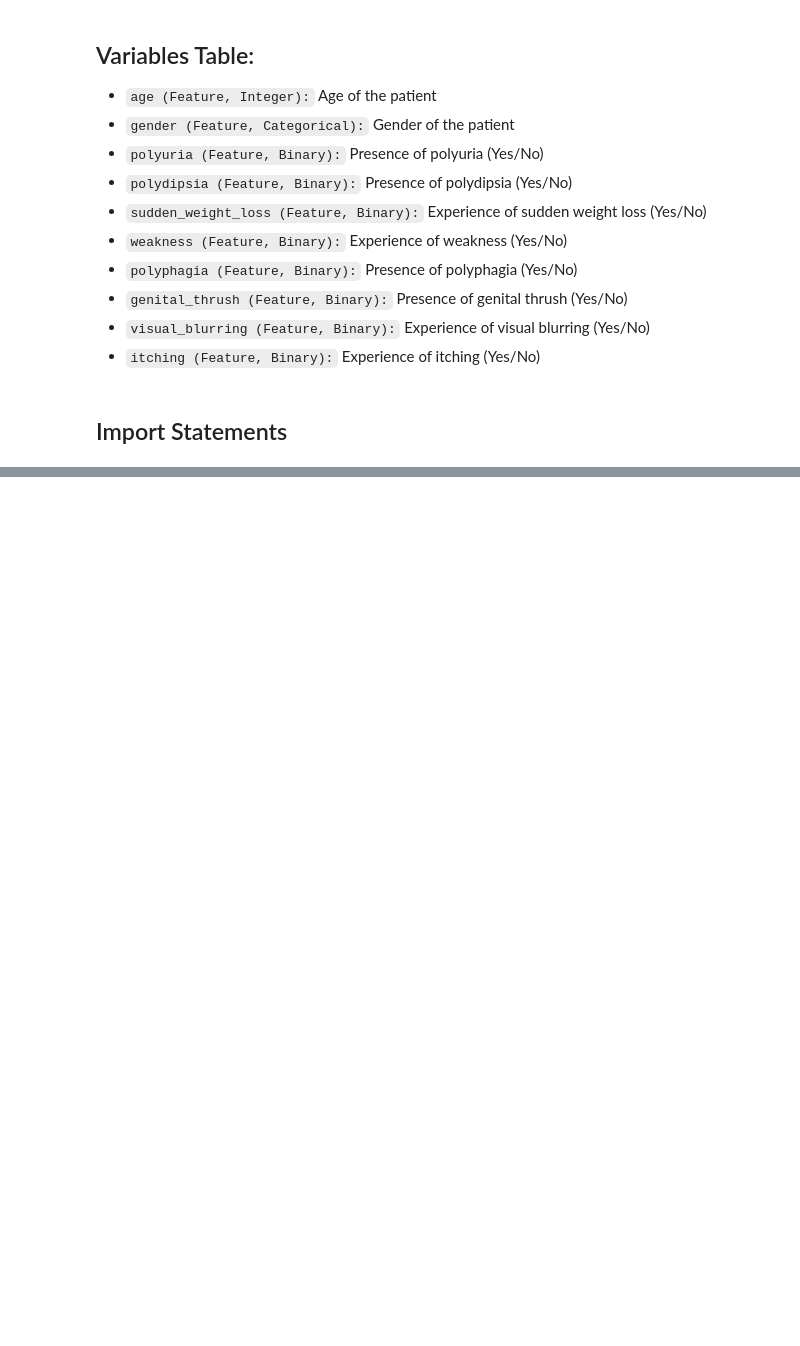
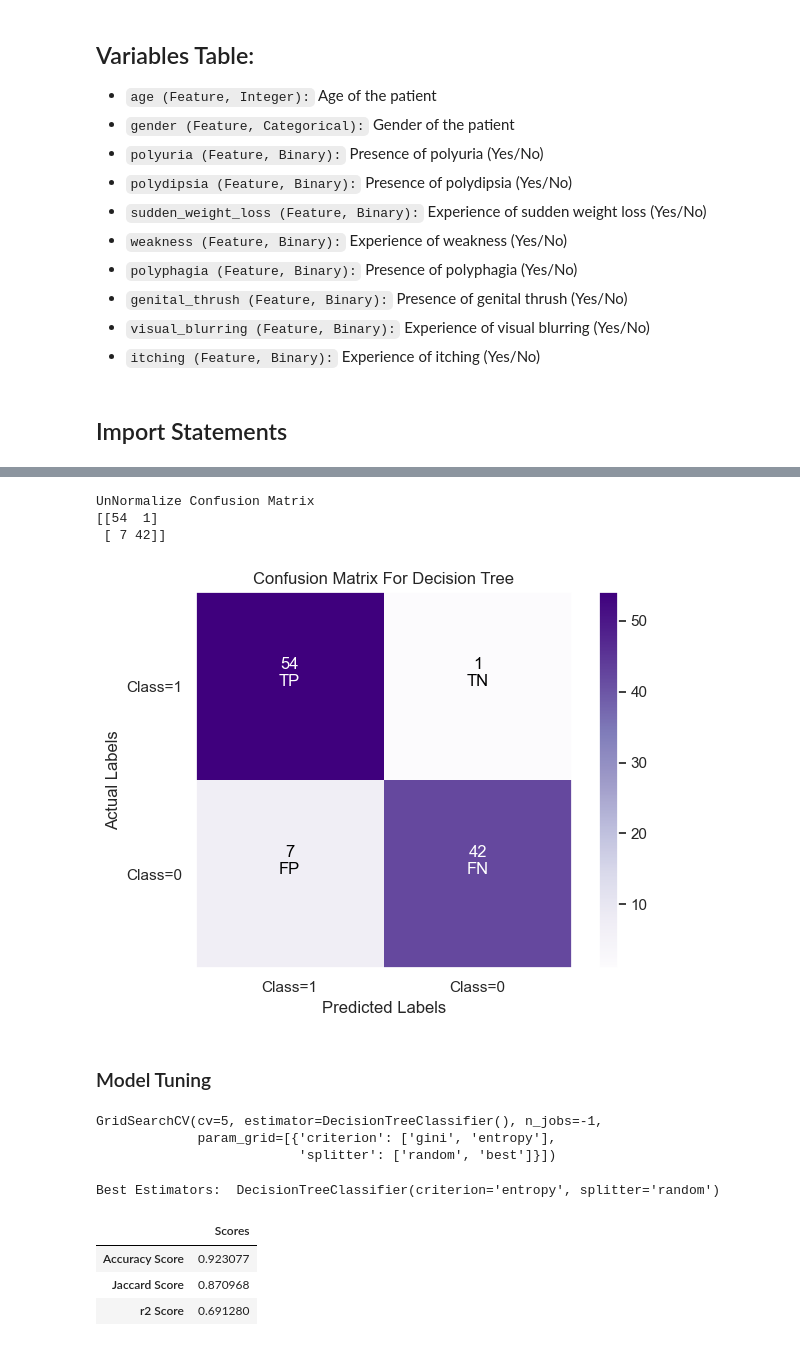
Before and after one commit to ahmedyar7/Machine-Learning-Projects, a Jupyter notebook: Early Stage Diabetes Risk Prediction/main.ipynb, the cells around one changed output, grey strips where cells are left out. Cells and saved outputs as stored; diff of their text form; code cells hidden in the pictures; blank space fills up the shorter version.

Commit message:
Adding the machine learning models using the gridsearch tuning

```diff
--- a/Early Stage Diabetes Risk Prediction/main.ipynb
+++ b/Early Stage Diabetes Risk Prediction/main.ipynb
@@ -92,0 +315,52 @@ SyntaxError: incomplete input (313360176.py, line 2)
+# %%
+plot_confusion_matrix(
+    cm=confusion_matrix(tree_predict, y_test, labels=[1, 0]),
+    classes=["Class=1", "Class=0"],
+    title="Confusion Matrix For Decision Tree",
+    cmap=plt.cm.Purples,
+)
+# %% [output]
+UnNormalize Confusion Matrix
+[[54  1]
+ [ 7 42]]
+[figure, added]
+# %% [markdown]
+### Model Tuning
+# %%
+param_grid = [
+    {
+        "criterion": ["gini", "entropy"],
+        "splitter": ["random", "best"],
+    }
+]
+
+grid_search = GridSearchCV(
+    estimator=DecisionTreeClassifier(), param_grid=param_grid, n_jobs=-1, cv=5
+)
+
+grid_search.fit(X_train, y_train)
+# %% [output]
+GridSearchCV(cv=5, estimator=DecisionTreeClassifier(), n_jobs=-1,
+             param_grid=[{'criterion': ['gini', 'entropy'],
+                          'splitter': ['random', 'best']}])
+# %%
+print("Best Estimators: ", grid_search.best_estimator_)
+# %% [output]
+Best Estimators:  DecisionTreeClassifier(criterion='entropy', splitter='random')
+# %%
+grid_predict = grid_search.predict(X_test)
+
+tree_accuracy_score = accuracy_score(grid_predict, y_test)
+tree_jaccard_score = jaccard_score(grid_predict, y_test)
+tree_r2_score = r2_score(grid_predict, y_test)
+
+index = ["Accuracy Score", "Jaccard Score", "r2 Score"]
+report = {"Scores": [tree_accuracy_score, tree_jaccard_score, tree_r2_score]}
+Report = pd.DataFrame(report, index=index)
+
+Report
+# %% [output]
+|  | Scores |
+| Accuracy Score | 0.923077 |
+| Jaccard Score | 0.870968 |
+| r2 Score | 0.691280 |
```
Also changed, not shown: parts of 25 cells of this notebook.
